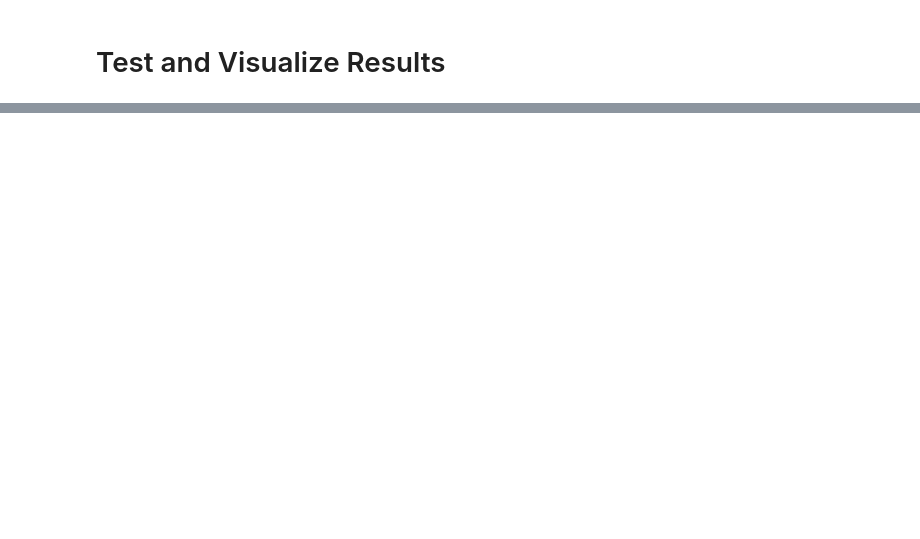
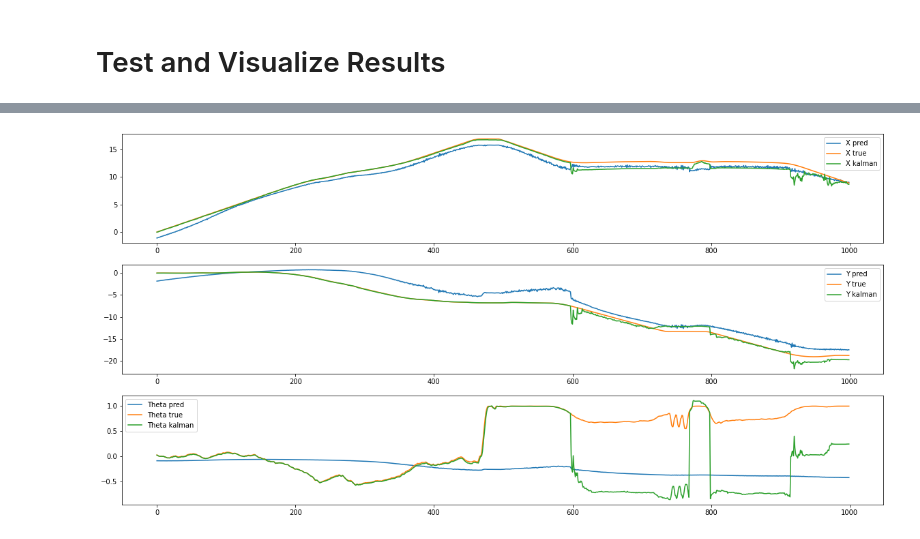
Before and after one commit to aneesurhashmi/kalmanfilters_nn, a Jupyter notebook: test.ipynb, the cells around one changed output, grey strips where cells are left out. Cells and saved outputs as stored; diff of their text form; code cells hidden in the pictures; blank space fills up the shorter version.

```diff
--- a/test.ipynb
+++ b/test.ipynb
@@ -105,2 +2,0 @@ def test_accuracy(net, test_loader, device="cpu"):
-# %%
-loss, test_pred = test_accuracy(model, test_loader, device='cpu')
@@ -159,0 +131,18 @@ plt.show()
+# %%
+data_dim = 2
+model_name = "LSTM"
+# eval_csv_dir = "data/1D/evaluation_data/mnst_2_lnstd_0.1.csv"
+eval_dir_path = f"data/{data_dim}D/evaluation_data"
+eval_csv_dir = os.path.join(eval_dir_path, os.listdir(eval_dir_path)[0])
+# json_config_path = '/home/anees.hashmi/Desktop/kalmanfilters_nn/logs/experiments_1D/best_config_RNN.json'
+json_config_path = f'/home/anees.hashmi/Desktop/kalmanfilters_nn/logs/experiments_{data_dim}D/best_config_{model_name}.json'
+
+
+params = {
+    "batch_size": 100,
+    "model_name": model_name,
+    "input_size": 19 if data_dim == 2 else 9,
+    "output_size": 3 if data_dim == 2 else 1,
+    'model_name': model_name,
+    'data_dim': data_dim,
+}
@@ -159,0 +256,76 @@ plt.show()
+# %%
+data_dim = 2
+model_name = "RNN"
+# eval_csv_dir = "data/1D/evaluation_data/mnst_2_lnstd_0.1.csv"
+eval_dir_path = f"data/{data_dim}D/evaluation_data"
+eval_csv_dir = os.path.join(eval_dir_path, os.listdir(eval_dir_path)[0])
+# json_config_path = '/home/anees.hashmi/Desktop/kalmanfilters_nn/logs/experiments_1D/best_config_RNN.json'
+json_config_path = f'/home/anees.hashmi/Desktop/kalmanfilters_nn/logs/experiments_{data_dim}D/best_config_{model_name}.json'
+
+
+params = {
+    "batch_size": 100,
+    "model_name": model_name,
+    "input_size": 19 if data_dim == 2 else 9,
+    "output_size": 3 if data_dim == 2 else 1,
+    'model_name': model_name,
+    'data_dim': data_dim,
+}
+
+
+kalman_mse_x = []
+kalman_mse_y = []
+kalman_mse_theta = []
+
+nn_mse_x = []
+nn_mse_y = []
+nn_mse_theta = []
+
+kalman_mse_total = []
+nn_mse_total = []
+
+test_set = []
+test_model = []
+
+for csv_name in os.listdir(eval_dir_path):
+    csv_dir = os.path.join(eval_dir_path, csv_name)
+    print(f"CSV: {eval_csv_dir}")
+    # get_csv_results(csv_dir)
+
+    kf_loss_dims, kf_loss, nn_loss_dims, nn_loss = get_csv_results(csv_dir, params)
+
+    kalman_mse_total.append(kf_loss)
+    nn_mse_total.append(nn_loss)
+
+    kalman_mse_x.append(kf_loss_dims[0])
+    kalman_mse_y.append(kf_loss_dims[1])
+    kalman_mse_theta.append(kf_loss_dims[2])
+
+    nn_mse_x.append(nn_loss_dims[0])
+    nn_mse_y.append(nn_loss_dims[1])
+    nn_mse_theta.append(nn_loss_dims[2])
+
+    test_set.append(csv_dir)
+    test_model.append(model_name)
+
+
+    print("====================================")
+    print("====================================")
+    print("====================================")
+
+
+results_dict = {
+    "Test set": test_set,
+    "Test model": test_model,
+    "Total Kalman MSe": kalman_mse_total,
+    "Total NN MSE": nn_mse_total,
+    "Kalman MSE X": kalman_mse_x,
+    "NN MSE X": nn_mse_x,
+    "Kalman MSE Y": kalman_mse_y,
+    "NN MSE Y": nn_mse_y,
+    "Kalman MSE Theta": kalman_mse_theta,
+    "NN MSE Theta": nn_mse_theta,
+}
+
+pd.DataFrame.from_dict(results_dict).set_index(['Test model', 'Test set'])
+# %% [output]
@@ -159,0 +338 @@ plt.show()
+[figure, added]
```
Also changed, not shown: parts of 36 cells of this notebook, 17 other files.
